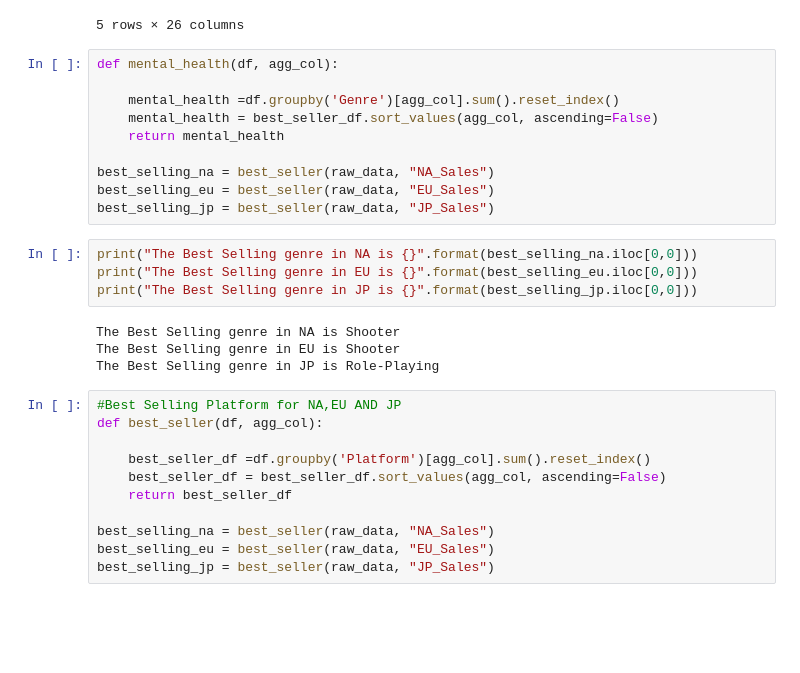
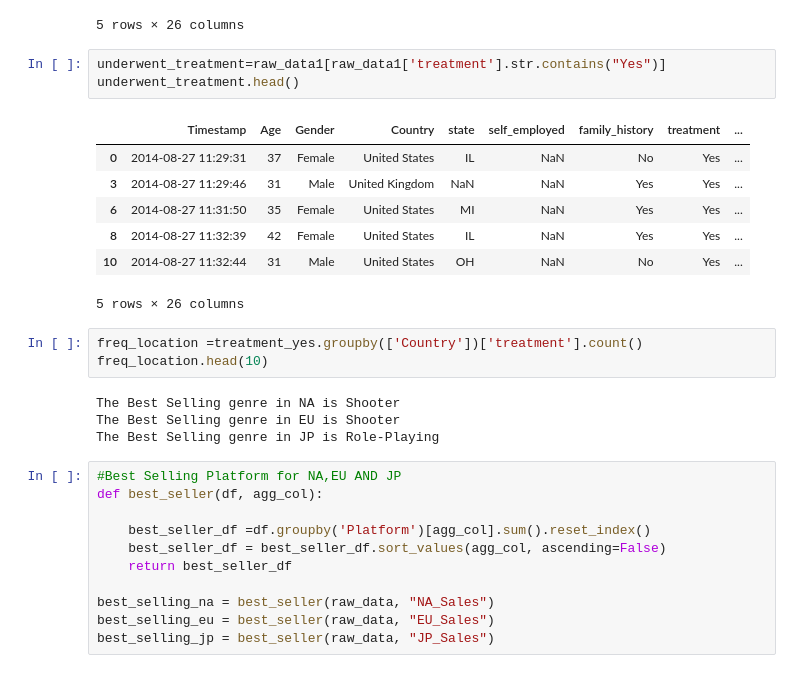
Before and after one commit to jessyflora/DataAnalyticsTools1, a Jupyter notebook: Assignment4_mental_health_survey.ipynb, the cells around one changed output. Cells and saved outputs as stored; diff of their text form; blank space fills up the shorter version.

Commit message:
filter data
records are filtered using column treatment

```diff
--- a/Assignment4_mental_health_survey.ipynb
+++ b/Assignment4_mental_health_survey.ipynb
@@ -45,24 +45,24 @@ raw_data1.head()
 | 3 | 2014-08-27 11:29:46 | 31 | Male | United Kingdom | NaN | NaN | Yes | Yes | ... |
 | 4 | 2014-08-27 11:30:22 | 31 | Male | United States | TX | NaN | No | No | ... |
 5 rows × 26 columns
-# %%
-def mental_health(df, agg_col):
-
-    mental_health =df.groupby('Genre')[agg_col].sum().reset_index()
-    mental_health = best_seller_df.sort_values(agg_col, ascending=False)
-    return mental_health
-
-best_selling_na = best_seller(raw_data, "NA_Sales")
-best_selling_eu = best_seller(raw_data, "EU_Sales")
-best_selling_jp = best_seller(raw_data, "JP_Sales")
-# %%
-print("The Best Selling genre in NA is {}".format(best_selling_na.iloc[0,0]))
-print("The Best Selling genre in EU is {}".format(best_selling_eu.iloc[0,0]))
-print("The Best Selling genre in JP is {}".format(best_selling_jp.iloc[0,0]))
-# %% [output]
-The Best Selling genre in NA is Shooter
-The Best Selling genre in EU is Shooter
-The Best Selling genre in JP is Role-Playing
+# %%
+underwent_treatment=raw_data1[raw_data1['treatment'].str.contains("Yes")]
+underwent_treatment.head()
+# %% [output]
+|  | Timestamp | Age | Gender | Country | state | self_employed | family_history | treatment | ... |
+| 0 | 2014-08-27 11:29:31 | 37 | Female | United States | IL | NaN | No | Yes | ... |
+| 3 | 2014-08-27 11:29:46 | 31 | Male | United Kingdom | NaN | NaN | Yes | Yes | ... |
+| 6 | 2014-08-27 11:31:50 | 35 | Female | United States | MI | NaN | Yes | Yes | ... |
+| 8 | 2014-08-27 11:32:39 | 42 | Female | United States | IL | NaN | Yes | Yes | ... |
+| 10 | 2014-08-27 11:32:44 | 31 | Male | United States | OH | NaN | No | Yes | ... |
+5 rows × 26 columns
+# %%
+freq_location =treatment_yes.groupby(['Country'])['treatment'].count()
+freq_location.head(10)
+# %% [output]
+The Best Selling genre in NA is Shooter
+The Best Selling genre in EU is Shooter
+The Best Selling genre in JP is Role-Playing
 # %%
 #Best Selling Platform for NA,EU AND JP
 def best_seller(df, agg_col):
```
